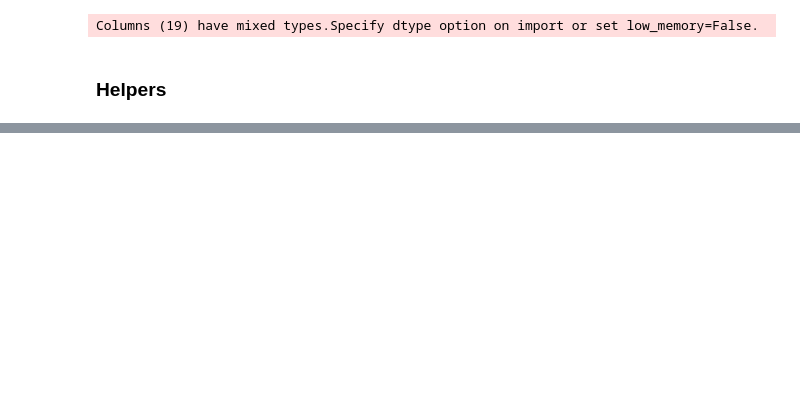
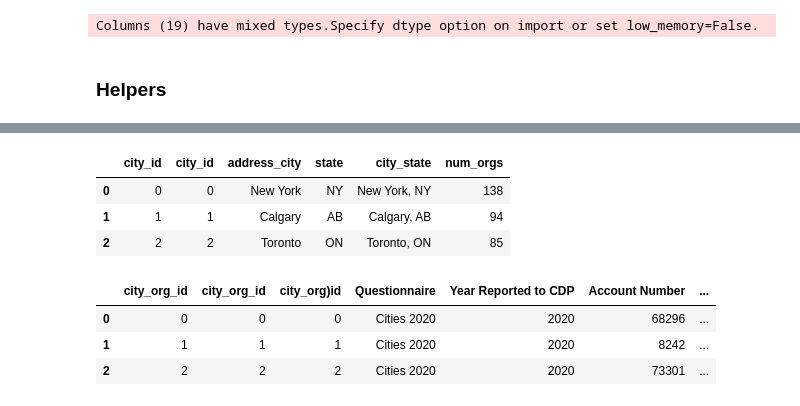
Before and after one commit to martin-fabbri/kaggle-competitions, a Jupyter notebook: cdp-unlocking-climate-solutions/1_kaggle_cdp_eda.ipynb, the cells around one changed output, grey strips where cells are left out. Saved outputs shown, nothing was run; the diff lists cells and outputs as text; code cells hidden in the pictures; blank space fills up the shorter version.

```diff
--- a/cdp-unlocking-climate-solutions/1_kaggle_cdp_eda.ipynb
+++ b/cdp-unlocking-climate-solutions/1_kaggle_cdp_eda.ipynb
@@ -144,0 +267,20 @@ def list_dedupe(x):
+# %%
+# conert indexes to columns
+cities_count.reset_index(inplace=True)
+cities_count = cities_count.rename(columns= {'index': 'city_id'})
+
+cities_count.head(3)
+# %% [output]
+|  | city_id | city_id | address_city | state | city_state | num_orgs |
+| 0 | 0 | 0 | New York | NY | New York, NY | 138 |
+| 1 | 1 | 1 | Calgary | AB | Calgary, AB | 94 |
+| 2 | 2 | 2 | Toronto | ON | Toronto, ON | 85 |
+# %%
+cities_df.reset_index(inplace=True)
+cities_df = cities_df.rename(columns= {'index': 'city_org_id'})
+cities_df.head(3)
+# %% [output]
+|  | city_org_id | city_org_id | city_org)id | Questionnaire | Year Reported to CDP | Account Number | ... |
+| 0 | 0 | 0 | 0 | Cities 2020 | 2020 | 68296 | ... |
+| 1 | 1 | 1 | 1 | Cities 2020 | 2020 | 8242 | ... |
+| 2 | 2 | 2 | 2 | Cities 2020 | 2020 | 73301 | ... |
```
Also changed, not shown: parts of 9 cells of this notebook.
